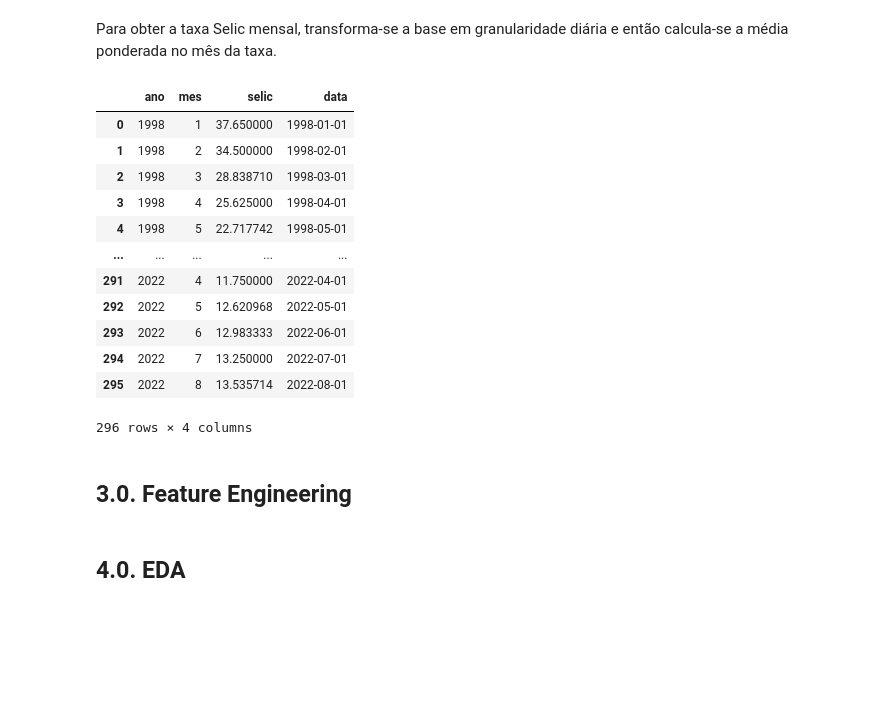
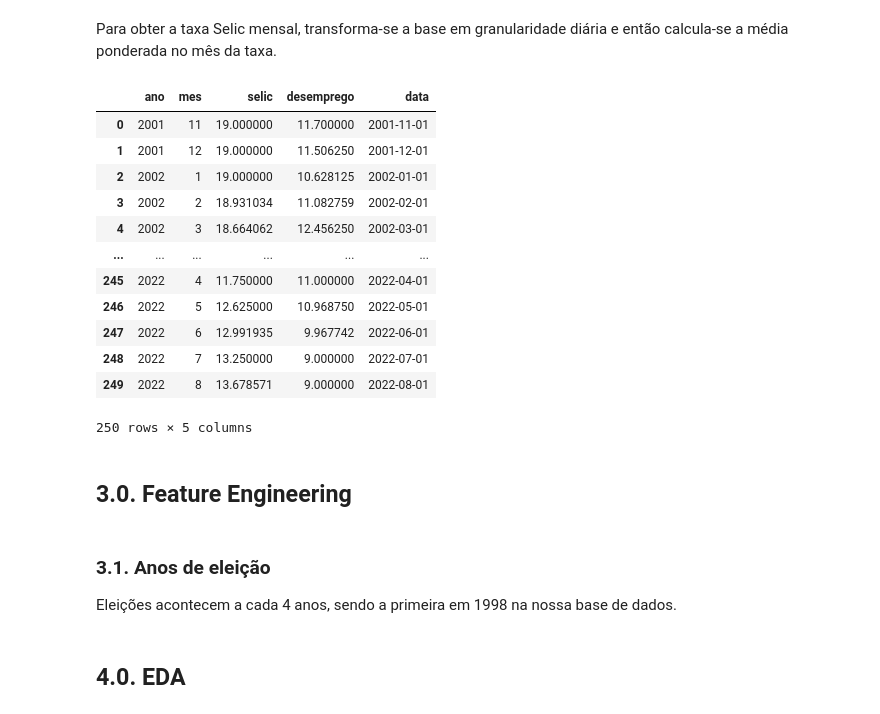
Before and after one commit to Lucas-Okamura/Selic-Forecast, a Jupyter notebook: selic-forecast.ipynb, the cells around one changed output. Saved outputs shown, nothing was run; the diff lists cells and outputs as text; code cells hidden in the pictures; blank space fills up the shorter version.

```diff
--- a/selic-forecast.ipynb
+++ b/selic-forecast.ipynb
@@ -57,6 +100,7 @@ df_raw.head()
 **taxa_selic**, **meta_selic** e **taxa_selic_aa**: como o separador de decimal estava como vírgula, dividir valores por 100.
 # %%
 df2 = df_raw.copy()
+df2_desemprego = df_desemprego.copy()
 # %%
 df2['meta_selic_aa'] = df2['meta_selic_aa'] / 100
 df2['taxa_selic'] = df2['taxa_selic'] / 100
@@ -71,0 +118,5 @@ df2.head()
+# %%
+df2_desemprego['atual'] = df2_desemprego['atual'].str[:-2].replace(',', '.', regex = True).astype(float)
+df2_desemprego['projecao'] = df2_desemprego['projecao'].str[:-2].replace(',', '.', regex = True).astype(float)
+df2_desemprego['anterior'] = df2_desemprego['anterior'].str[:-2].replace(',', '.', regex = True).astype(float)
+df2_desemprego.head()
@@ -75,6 +133,9 @@ df2.head()
 df2['data'] = pd.to_datetime(df2['data'], format = "%d/%m/%Y")
 df2['periodo_vigencia_min'] = pd.to_datetime(df2['periodo_vigencia'].apply(lambda x: x[:10]), format = "%d/%m/%Y")
 df2['periodo_vigencia_max'] = pd.to_datetime(df2['periodo_vigencia'].apply(lambda x: x[-10:] if len(x) == 23 else np.nan), format = "%d/%m/%Y")
+
+df2_desemprego['lancamento'] = pd.to_datetime(df2_desemprego['lancamento'].str[:10], format = "%d.%m.%Y")
+df2_desemprego['lancamento_lag'] = df2_desemprego['lancamento'].shift(1)
 df2.head()
 # %% [output]
 |  | reuniao | data | vies | periodo_vigencia | meta_selic_aa | tban_am | taxa_selic | taxa_selic_aa | ... |
@@ -85,6 +146,7 @@ df2.head()
 | 4 | 244º | 2022-02-02 | NaN | 03/02/2022 - 16/03/2022 | 10.75 | NaN | 1.13 | 10.65 | ... |
 # %%
 df2_daily = pd.DataFrame(columns = ['data', 'selic'])
+df2_daily_desemprego = pd.DataFrame(columns = ['data', 'desemprego'])
 
 for index, row in df2.sort_values(by = 'data').iterrows():
     # definindo dia mínimo e máximo (se máximo for nulo, colocar data de hoje)
@@ -95,7 +157,19 @@ for index, row in df2.sort_values(by = 'data').iterrows():
     df_append['selic'] = row['meta_selic_aa']
     df2_daily = pd.concat([df2_daily, df_append])
 
+for index, row in df2_desemprego.sort_values(by = 'lancamento').iterrows():
+    # definindo dia mínimo e máximo (se máximo for nulo, colocar data de hoje)
+    min_date = row['lancamento']
+    max_date = row['lancamento_lag'] if not pd.isnull(row['lancamento_lag']) else pd.Timestamp.today()
+
+    df_append = pd.DataFrame({'data': pd.date_range(min_date, max_date, freq='D')})
+    df_append['desemprego'] = row['atual']
+    df2_daily_desemprego = pd.concat([df2_daily_desemprego, df_append])
+
 df2_daily['ano'] = df2_daily['data'].dt.year
 df2_daily['mes'] = df2_daily['data'].dt.month
+
+df2_daily = df2_daily.merge(df2_daily_desemprego, on = ['data'])
+
 df2_daily.head()
 # %% [output]
@@ -126,28 +200,38 @@ Para obter a taxa Selic mensal, transforma-se a base em granularidade diária e
 # %%
 # calculando média ponderada
 aux = df2_daily.groupby(['ano', 'mes', 'selic']).count().reset_index()
 wm = lambda x: np.average(x, weights = aux.loc[x.index, "data"])
 df2_monthly = aux.groupby(['ano', 'mes']).agg({'selic': wm}).reset_index()
+
+aux_desemprego = df2_daily.groupby(['ano', 'mes', 'desemprego']).count().reset_index()
+wm_desemprego = lambda x: np.average(x, weights = aux_desemprego.loc[x.index, "data"])
+df2_monthly_desemprego = aux_desemprego.groupby(['ano', 'mes']).agg({'desemprego': wm_desemprego}).reset_index()
+
+df2_monthly = df2_monthly.merge(df2_monthly_desemprego, on = ['ano', 'mes'])
 df2_monthly['data'] = pd.to_datetime(df2_monthly['ano'].astype(str) + '-' + df2_monthly['mes'].astype(str), format = "%Y-%m")
 df2_monthly
 # %% [output]
-|  | ano | mes | selic | data |
-| 0 | 1998 | 1 | 37.650000 | 1998-01-01 |
-| 1 | 1998 | 2 | 34.500000 | 1998-02-01 |
-| 2 | 1998 | 3 | 28.838710 | 1998-03-01 |
-| 3 | 1998 | 4 | 25.625000 | 1998-04-01 |
-| 4 | 1998 | 5 | 22.717742 | 1998-05-01 |
-| ... | ... | ... | ... | ... |
-| 291 | 2022 | 4 | 11.750000 | 2022-04-01 |
-| 292 | 2022 | 5 | 12.620968 | 2022-05-01 |
-| 293 | 2022 | 6 | 12.983333 | 2022-06-01 |
-| 294 | 2022 | 7 | 13.250000 | 2022-07-01 |
-| 295 | 2022 | 8 | 13.535714 | 2022-08-01 |
+|  | ano | mes | selic | desemprego | data |
+| 0 | 2001 | 11 | 19.000000 | 11.700000 | 2001-11-01 |
+| 1 | 2001 | 12 | 19.000000 | 11.506250 | 2001-12-01 |
+| 2 | 2002 | 1 | 19.000000 | 10.628125 | 2002-01-01 |
+| 3 | 2002 | 2 | 18.931034 | 11.082759 | 2002-02-01 |
+| 4 | 2002 | 3 | 18.664062 | 12.456250 | 2002-03-01 |
+| ... | ... | ... | ... | ... | ... |
+| 245 | 2022 | 4 | 11.750000 | 11.000000 | 2022-04-01 |
+| 246 | 2022 | 5 | 12.625000 | 10.968750 | 2022-05-01 |
+| 247 | 2022 | 6 | 12.991935 | 9.967742 | 2022-06-01 |
+| 248 | 2022 | 7 | 13.250000 | 9.000000 | 2022-07-01 |
+| 249 | 2022 | 8 | 13.678571 | 9.000000 | 2022-08-01 |
-296 rows × 4 columns
+250 rows × 5 columns
 # %% [markdown]
 ## 3.0. Feature Engineering
 # %%
 df3 = df2_monthly.copy()
+# %% [markdown]
+### 3.1. Anos de eleição
+
+Eleições acontecem a cada 4 anos, sendo a primeira em 1998 na nossa base de dados.
 # %%
 # eleicao
 years_eleicao = np.arange(1994, pd.Timestamp.today().year + 1, 4)
```
Also changed, not shown: parts of 24 cells of this notebook, 2 other files.
